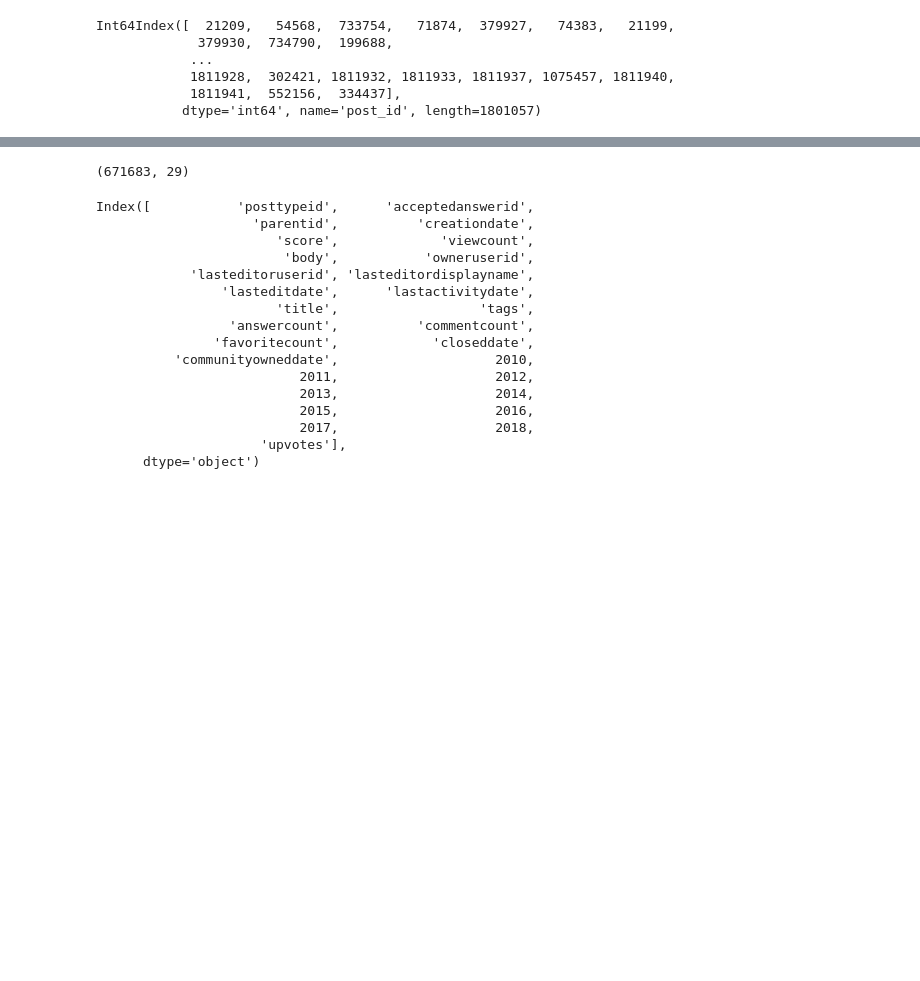
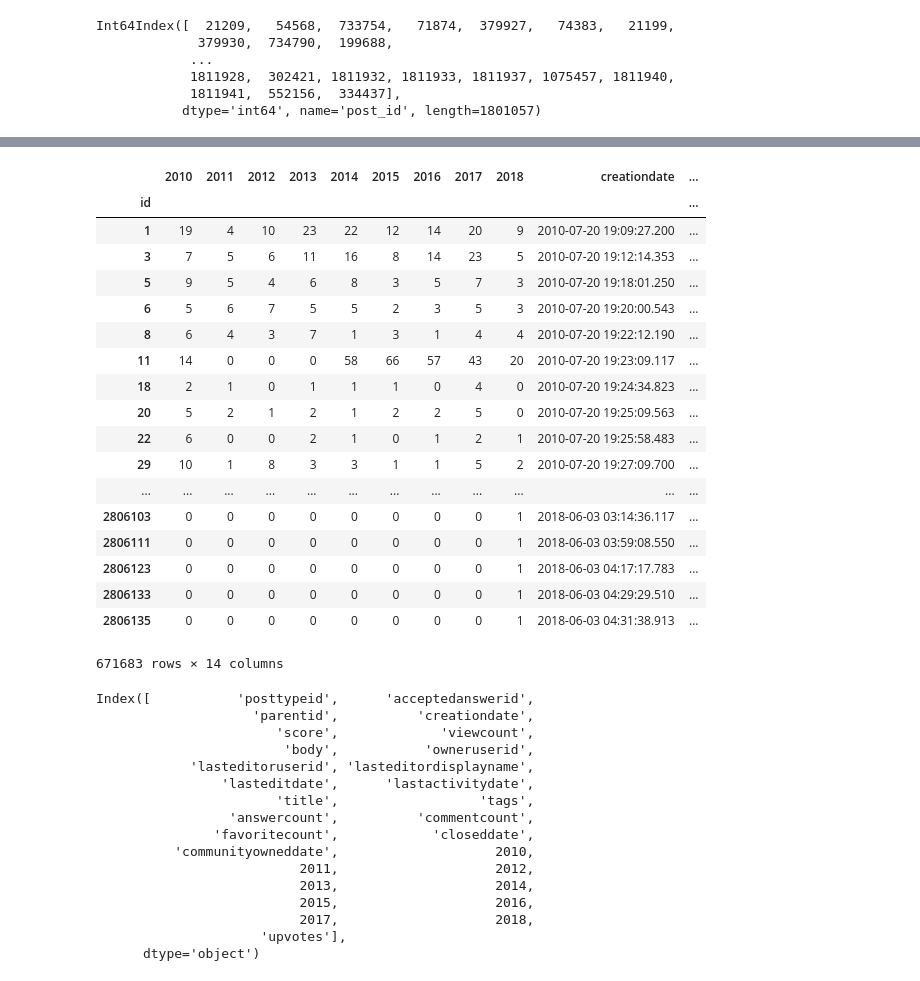
Before and after one commit to charlieanna/coop, a Jupyter notebook: question_comparison.ipynb, the cells around one changed output, grey strips where cells are left out. Saved outputs shown, nothing was run; the diff lists cells and outputs as text; code cells hidden in the pictures; blank space fills up the shorter version.

```diff
--- a/question_comparison.ipynb
+++ b/question_comparison.ipynb
@@ -384,7 +353,25 @@ questions
-# %%
-questions.shape
-# %% [output]
-(671683, 29)
+# %%
+questions[[2010, 2011, 2012 , 2013, 2014, 2015, 2016, 2017, 2018, 'creationdate', 'upvotes','tags', 'score', 'title']]
+# %% [output]
+|  | 2010 | 2011 | 2012 | 2013 | 2014 | 2015 | 2016 | 2017 | 2018 | creationdate | ... |
+| id |  |  |  |  |  |  |  |  |  |  | ... |
+| 1 | 19 | 4 | 10 | 23 | 22 | 12 | 14 | 20 | 9 | 2010-07-20 19:09:27.200 | ... |
+| 3 | 7 | 5 | 6 | 11 | 16 | 8 | 14 | 23 | 5 | 2010-07-20 19:12:14.353 | ... |
+| 5 | 9 | 5 | 4 | 6 | 8 | 3 | 5 | 7 | 3 | 2010-07-20 19:18:01.250 | ... |
+| 6 | 5 | 6 | 7 | 5 | 5 | 2 | 3 | 5 | 3 | 2010-07-20 19:20:00.543 | ... |
+| 8 | 6 | 4 | 3 | 7 | 1 | 3 | 1 | 4 | 4 | 2010-07-20 19:22:12.190 | ... |
+| 11 | 14 | 0 | 0 | 0 | 58 | 66 | 57 | 43 | 20 | 2010-07-20 19:23:09.117 | ... |
+| 18 | 2 | 1 | 0 | 1 | 1 | 1 | 0 | 4 | 0 | 2010-07-20 19:24:34.823 | ... |
+| 20 | 5 | 2 | 1 | 2 | 1 | 2 | 2 | 5 | 0 | 2010-07-20 19:25:09.563 | ... |
+| 22 | 6 | 0 | 0 | 2 | 1 | 0 | 1 | 2 | 1 | 2010-07-20 19:25:58.483 | ... |
+| 29 | 10 | 1 | 8 | 3 | 3 | 1 | 1 | 5 | 2 | 2010-07-20 19:27:09.700 | ... |
+| ... | ... | ... | ... | ... | ... | ... | ... | ... | ... | ... | ... |
+| 2806103 | 0 | 0 | 0 | 0 | 0 | 0 | 0 | 0 | 1 | 2018-06-03 03:14:36.117 | ... |
+| 2806111 | 0 | 0 | 0 | 0 | 0 | 0 | 0 | 0 | 1 | 2018-06-03 03:59:08.550 | ... |
+| 2806123 | 0 | 0 | 0 | 0 | 0 | 0 | 0 | 0 | 1 | 2018-06-03 04:17:17.783 | ... |
+| 2806133 | 0 | 0 | 0 | 0 | 0 | 0 | 0 | 0 | 1 | 2018-06-03 04:29:29.510 | ... |
+| 2806135 | 0 | 0 | 0 | 0 | 0 | 0 | 0 | 0 | 1 | 2018-06-03 04:31:38.913 | ... |
+671683 rows × 14 columns
 # %%
 linear_algebra = questions[questions.tags.str.contains("linear-algebra") & questions.tags.notnull()]
 # %%
```
Also changed, not shown: parts of 10 cells of this notebook.
